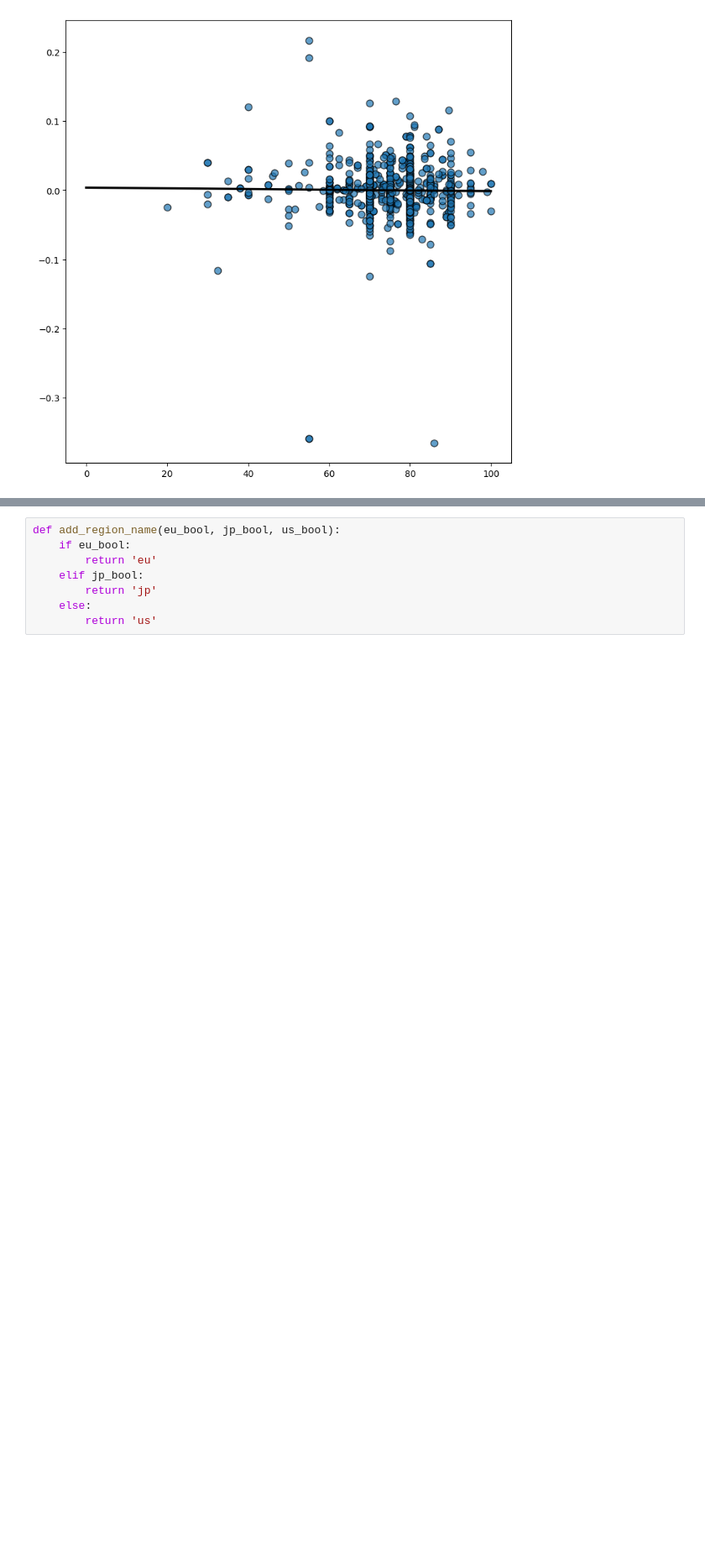
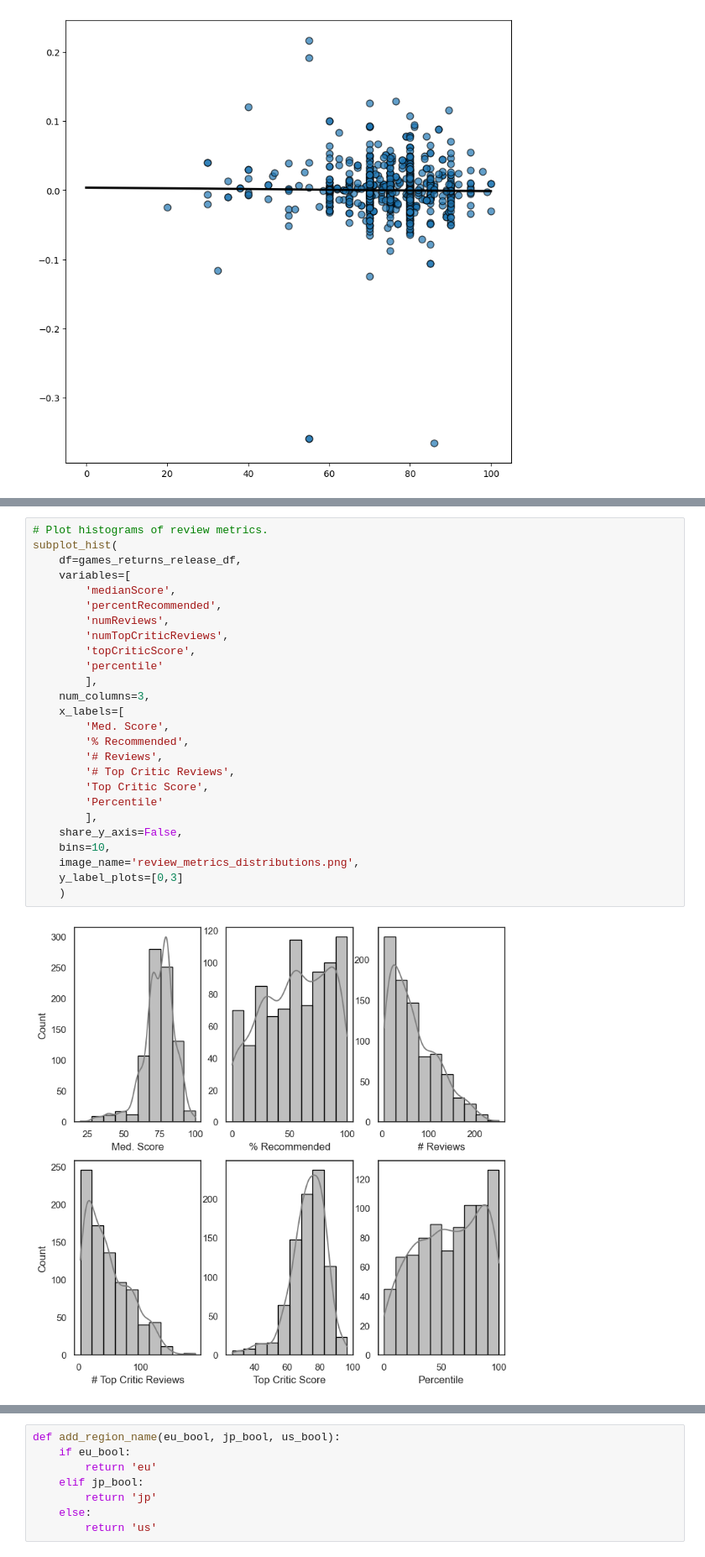
Before and after one commit to c0nn0rstevens/video-game-review-scores-returns-thesis, a Jupyter notebook: cross_sectional_regressions.ipynb, the cells around one changed output, grey strips where cells are left out. Shown at 84% size. Cells and saved outputs as stored; diff of their text form; blank space fills up the shorter version.

```diff
--- a/cross_sectional_regressions.ipynb
+++ b/cross_sectional_regressions.ipynb
@@ -334,0 +438,28 @@ games_returns_release_df[['mature',
+# %%
+# Plot histograms of review metrics.
+subplot_hist(
+    df=games_returns_release_df,
+    variables=[
+        'medianScore',
+        'percentRecommended',
+        'numReviews',
+        'numTopCriticReviews',
+        'topCriticScore',
+        'percentile'
+        ],
+    num_columns=3,
+    x_labels=[
+        'Med. Score',
+        '% Recommended',
+        '# Reviews',
+        '# Top Critic Reviews',
+        'Top Critic Score',
+        'Percentile'
+        ],
+    share_y_axis=False,
+    bins=10,
+    image_name='review_metrics_distributions.png',
+    y_label_plots=[0,3]
+    )
+# %% [output]
+[figure, added]
```
Also changed, not shown: parts of 29 cells of this notebook, 12 other files.
